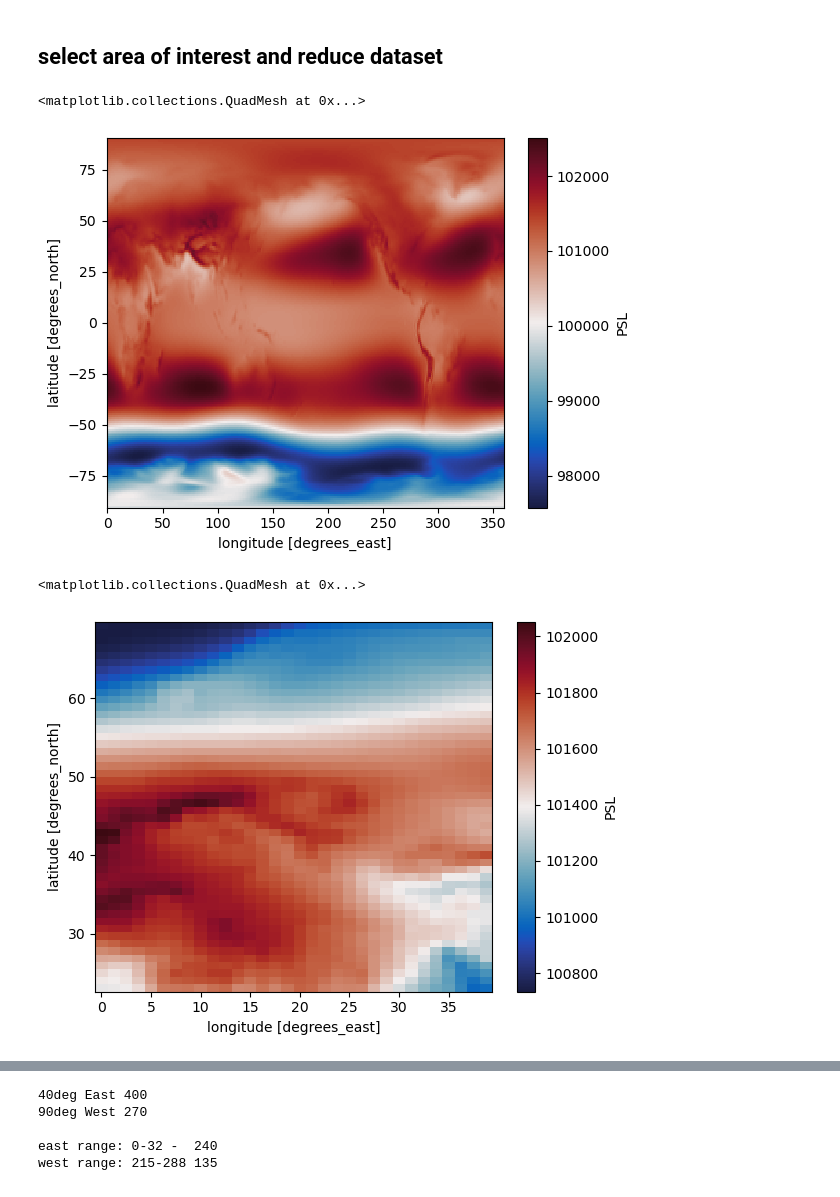
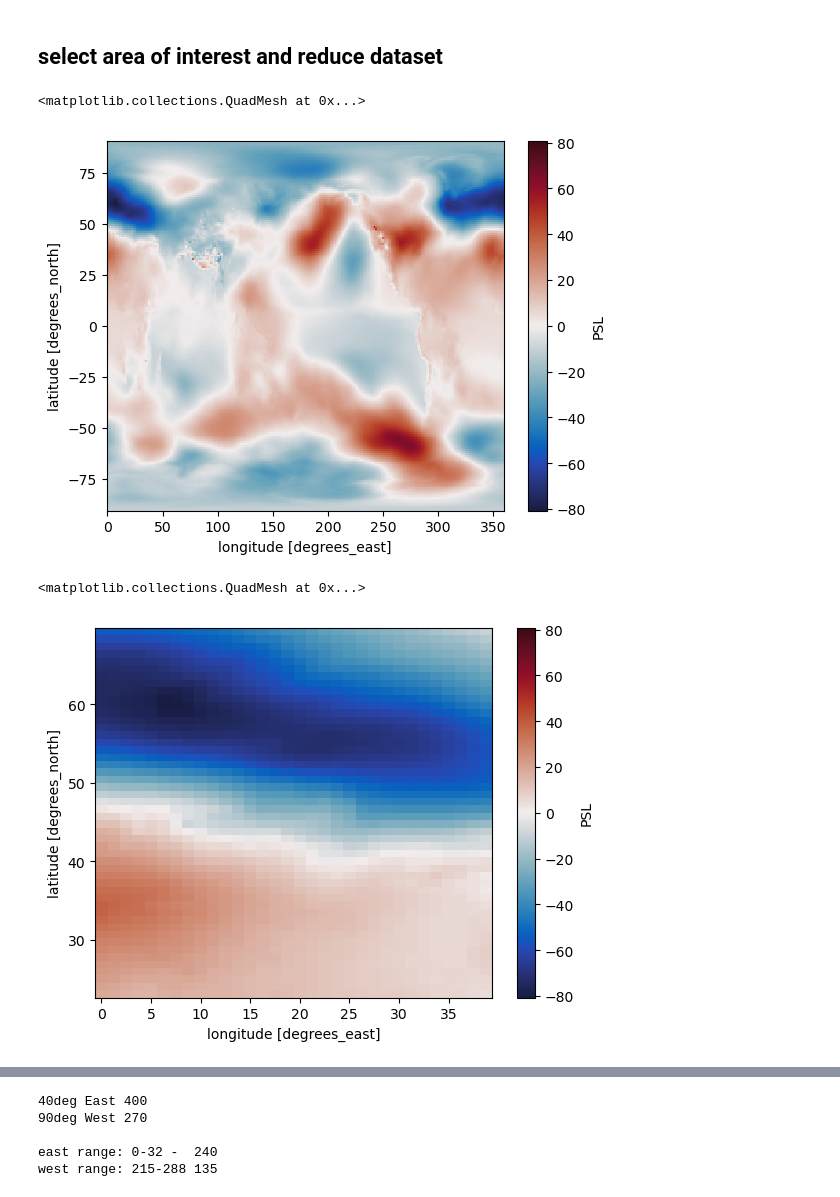
Before and after one commit to inagler/current, a Jupyter notebook: NAO.ipynb, the cells around one changed output, grey strips where cells are left out. Cells and saved outputs as stored; diff of their text form; code cells hidden in the pictures.

Commit message:
make figure 1

```diff
--- a/NAO.ipynb
+++ b/NAO.ipynb
@@ -23,10 +27,21 @@ nature_coast = cartopy.feature.NaturalEarthFeature('physical', 'land', '50m',lin
+# %%
+mean = 'winter'
 # %%
-psl_file = '/Data/gfi/share/ModData/CESM2_LENS2/ocean/monthly/comp/PSLcomposite.nc'
+if mean == 'annual':
+    psl_file = '/Data/gfi/share/ModData/CESM2_LENS2/ocean/monthly/comp/PSLcomposite.nc'
+elif mean == 'winter':
+    psl_file = '/Data/gfi/share/ModData/CESM2_LENS2/ocean/monthly/comp/DJF_PSLcomposite.nc'
+
 ds_psl = xr.open_dataset(psl_file)
 # %% [markdown]
 # Plot composite pressure anomaly
 # %%
-psl_file = os.path.expanduser('~/phase1_CONDA/')+'/results/composites/psl_anomaly.nc'
+if mean == 'annual':
+    psl_file = os.path.expanduser('~/phase1_CONDA/')+'/results/composites/psl_anomaly.nc'
+
+elif mean == 'winter':
+    psl_file = os.path.expanduser('~/phase1_CONDA/')+'/results/composites/DJF_psl_anomaly.nc'
+
 ds_psl = xr.open_dataset(psl_file)
 
 plotting_data = ds_psl.PSL
@@ -73,15 +88,15 @@ plt.show()
 # %% [markdown]
 ## select area of interest and reduce dataset
 # %%
-ds_psl.PSL.isel(time=0).plot(cmap=cmo.balance)
+ds_psl.PSL.plot(cmap=cmo.balance)
 # %% [output]
 <matplotlib.collections.QuadMesh at 0x...>
-[figure, old version]
+[figure, new version]
 # %%
 east_ds = ds_psl.isel(lat=slice(120,170), lon=slice(0, 32))
-east_ds.PSL.isel(time=0).plot(cmap=cmo.balance)
+east_ds.PSL.plot(cmap=cmo.balance)
 # %% [output]
 <matplotlib.collections.QuadMesh at 0x...>
-[figure, old version]
+[figure, new version]
 # %%
 west_ds = ds_psl.isel(lat=slice(120,170), lon=slice(215, 288))
```
Also changed, not shown: parts of 20 cells of this notebook, 10 other files.
